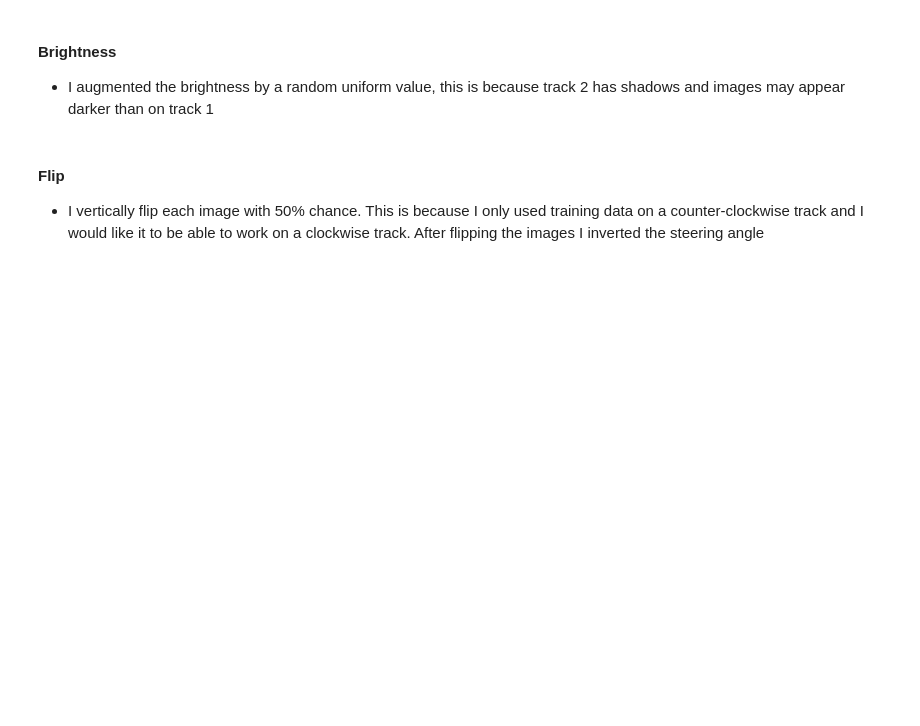
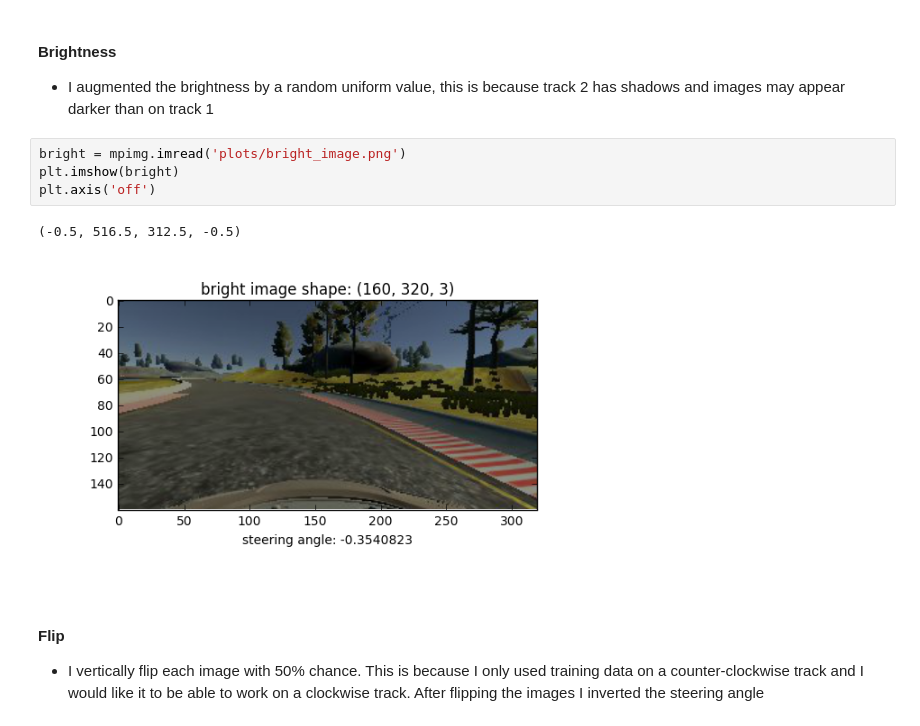
Before and after one commit to JonathanCMitchell/CarND-Behavioral-Cloning-P3, a Jupyter notebook: Pipeline-Final.ipynb, the cells around one changed output. Cells and saved outputs as stored; diff of their text form; blank space fills up the shorter version.

```diff
--- a/Pipeline-Final.ipynb
+++ b/Pipeline-Final.ipynb
@@ -558,6 +578,13 @@ plt.imshow(hist_no_creation)
 # %% [markdown]
 #### Brightness
 * I augmented the brightness by a random uniform value, this is because track 2 has shadows and images may appear darker than on track 1
+# %%
+bright = mpimg.imread('plots/bright_image.png')
+plt.imshow(bright)
+plt.axis('off')
+# %% [output]
+(-0.5, 516.5, 312.5, -0.5)
+[figure, added]
 # %% [markdown]
 #### Flip
 * I vertically flip each image with 50% chance. This is because I only used training data on a counter-clockwise track and I would like it to be able to work on a clockwise track. After flipping the images I inverted the steering angle
```
Also changed, not shown: parts of 32 cells of this notebook, 13 other files.
